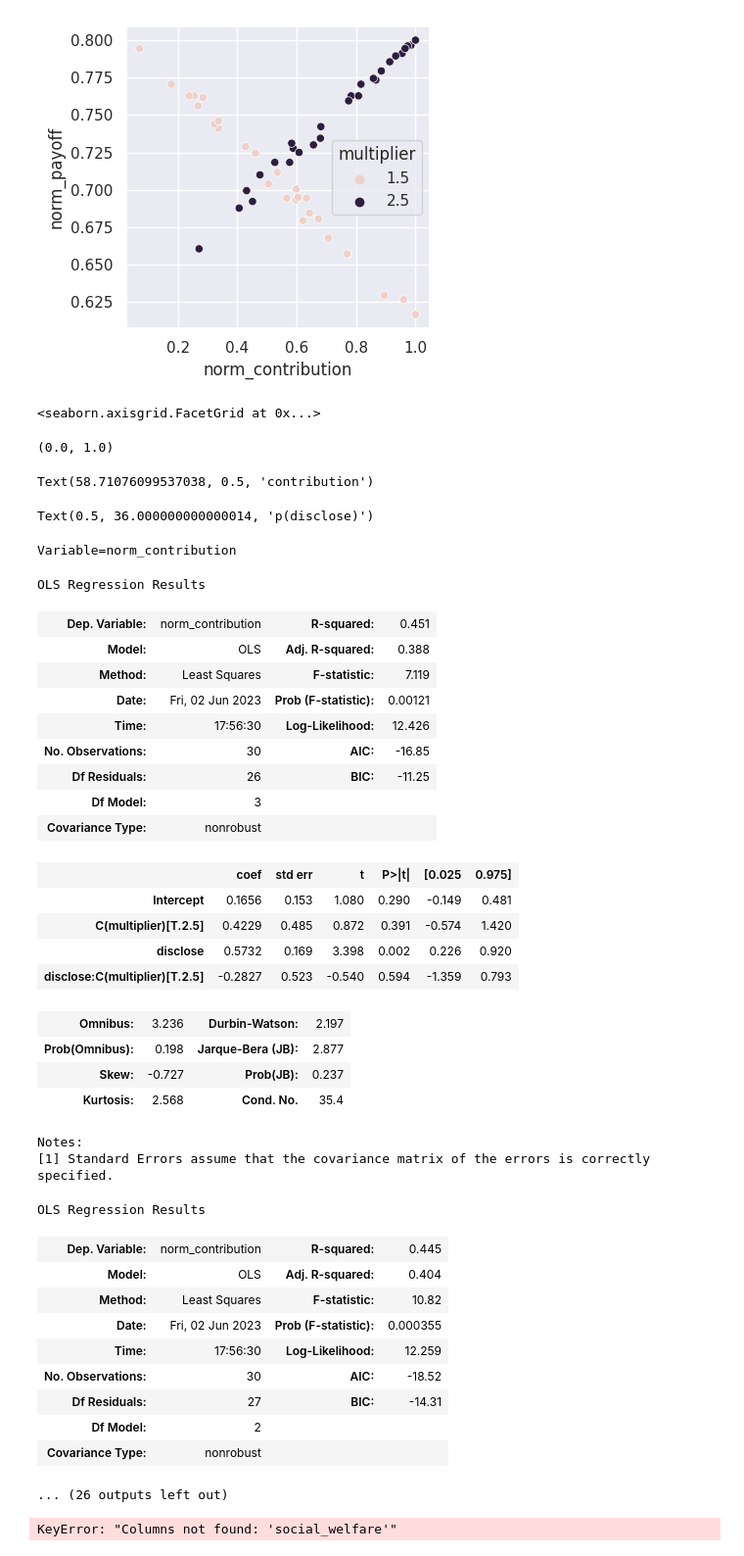
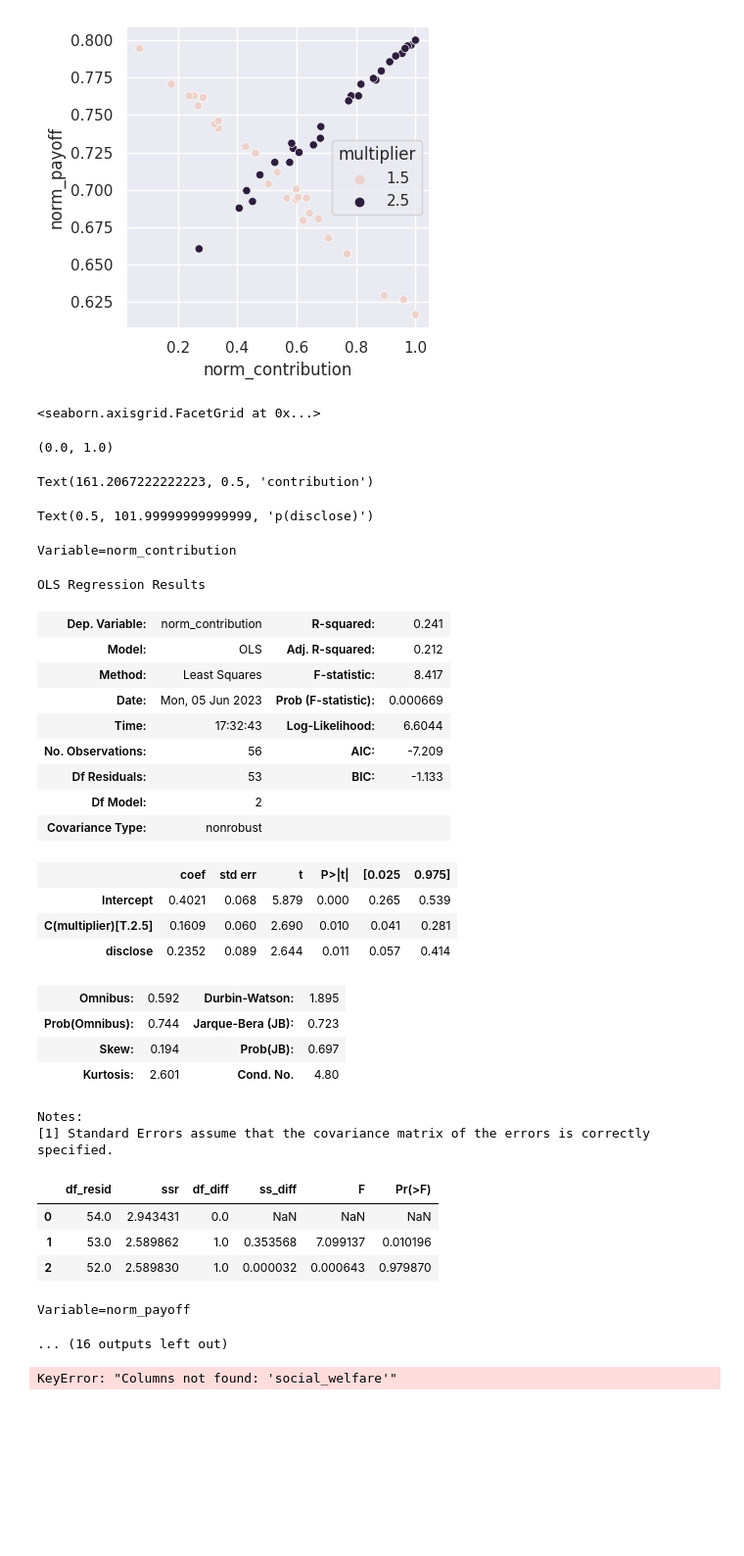
Before and after one commit to bsgarcia/CovidGoodGameAnalysis, a Jupyter notebook: analysis_single.ipynb, the cells around one changed output. Shown at 98% size. Saved outputs shown, nothing was run; the diff lists cells and outputs as text; code cells hidden in the pictures; blank space fills up the shorter version.

```diff
--- a/analysis_single.ipynb
+++ b/analysis_single.ipynb
@@ -464,7 +464,7 @@ sns.scatterplot(x='norm_contribution', y='norm_payoff', hue='multiplier', data=x
 <Axes: xlabel='norm_contribution', ylabel='norm_payoff'>
 [figure]
 # %%
-selected_exp = 1
+selected_exp = 3
 df = dfs[selected_exp].copy()
 sns.set(rc={'figure.figsize':(3.75, 3)})
 sns.set_style('ticks')
@@ -500,69 +500,64 @@ plt.savefig(f'fig/fig3_exp_{selected_exp}_{vd}.svg')
 
 
 # x = df[df.rt1!=-1].copy()
+
 print('Variable=norm_contribution')
 model1 = smf.ols(formula='norm_contribution ~ disclose * C(multiplier)', data=x).fit()
 model2 = smf.ols(formula='norm_contribution ~ disclose + C(multiplier)', data=x).fit()
 model3 = smf.ols(formula='norm_contribution ~ disclose', data=x).fit()
 
-model1.summary()
+# model1.summary()
 model2.summary()
-model3.summary()
+# model3.summary()
 
 
 sma.anova_lm(model3,model2, model1, typ=1)
 
 print('Variable=norm_payoff')
 model1 = smf.ols(formula='norm_payoff ~ disclose * C(multiplier)', data=x).fit()
 model2 = smf.ols(formula='norm_payoff ~ disclose + C(multiplier)', data=x).fit()
 model3 = smf.ols(formula='norm_payoff ~ disclose', data=x).fit()
 #
 model1.summary()
 model2.summary()
 model3.summary()
 
 
 
 #
 #sma.anova_lm(model3, model2, model1, typ=1)
 # %% [output]
 <seaborn.axisgrid.FacetGrid at 0x...>
 (0.0, 1.0)
-Text(58.71076099537038, 0.5, 'contribution')
+Text(161.2067222222223, 0.5, 'contribution')
-Text(0.5, 36.000000000000014, 'p(disclose)')
+Text(0.5, 101.99999999999999, 'p(disclose)')
 Variable=norm_contribution
 OLS Regression Results
-| Dep. Variable: | norm_contribution | R-squared: | 0.451 |
-| Model: | OLS | Adj. R-squared: | 0.388 |
-| Method: | Least Squares | F-statistic: | 7.119 |
-| Date: | Fri, 02 Jun 2023 | Prob (F-statistic): | 0.00121 |
-| Time: | 17:56:30 | Log-Likelihood: | 12.426 |
-| No. Observations: | 30 | AIC: | -16.85 |
-| Df Residuals: | 26 | BIC: | -11.25 |
-| Df Model: | 3 |  |  |
+| Dep. Variable: | norm_contribution | R-squared: | 0.241 |
+| Model: | OLS | Adj. R-squared: | 0.212 |
+| Method: | Least Squares | F-statistic: | 8.417 |
+| Date: | Mon, 05 Jun 2023 | Prob (F-statistic): | 0.000669 |
+| Time: | 17:32:43 | Log-Likelihood: | 6.6044 |
+| No. Observations: | 56 | AIC: | -7.209 |
+| Df Residuals: | 53 | BIC: | -1.133 |
+| Df Model: | 2 |  |  |
 | Covariance Type: | nonrobust |  |  |
 |  | coef | std err | t | P>|t| | [0.025 | 0.975] |
-| Intercept | 0.1656 | 0.153 | 1.080 | 0.290 | -0.149 | 0.481 |
-| C(multiplier)[T.2.5] | 0.4229 | 0.485 | 0.872 | 0.391 | -0.574 | 1.420 |
-| disclose | 0.5732 | 0.169 | 3.398 | 0.002 | 0.226 | 0.920 |
-| disclose:C(multiplier)[T.2.5] | -0.2827 | 0.523 | -0.540 | 0.594 | -1.359 | 0.793 |
+| Intercept | 0.4021 | 0.068 | 5.879 | 0.000 | 0.265 | 0.539 |
+| C(multiplier)[T.2.5] | 0.1609 | 0.060 | 2.690 | 0.010 | 0.041 | 0.281 |
+| disclose | 0.2352 | 0.089 | 2.644 | 0.011 | 0.057 | 0.414 |
-| Omnibus: | 3.236 | Durbin-Watson: | 2.197 |
-| Prob(Omnibus): | 0.198 | Jarque-Bera (JB): | 2.877 |
-| Skew: | -0.727 | Prob(JB): | 0.237 |
-| Kurtosis: | 2.568 | Cond. No. | 35.4 |
+| Omnibus: | 0.592 | Durbin-Watson: | 1.895 |
+| Prob(Omnibus): | 0.744 | Jarque-Bera (JB): | 0.723 |
+| Skew: | 0.194 | Prob(JB): | 0.697 |
+| Kurtosis: | 2.601 | Cond. No. | 4.80 |
 Notes:
 [1] Standard Errors assume that the covariance matrix of the errors is correctly specified.
+|  | df_resid | ssr | df_diff | ss_diff | F | Pr(>F) |
+| 0 | 54.0 | 2.943431 | 0.0 | NaN | NaN | NaN |
+| 1 | 53.0 | 2.589862 | 1.0 | 0.353568 | 7.099137 | 0.010196 |
+| 2 | 52.0 | 2.589830 | 1.0 | 0.000032 | 0.000643 | 0.979870 |
-OLS Regression Results
+Variable=norm_payoff
-| Dep. Variable: | norm_contribution | R-squared: | 0.445 |
-| Model: | OLS | Adj. R-squared: | 0.404 |
-| Method: | Least Squares | F-statistic: | 10.82 |
-| Date: | Fri, 02 Jun 2023 | Prob (F-statistic): | 0.000355 |
-| Time: | 17:56:30 | Log-Likelihood: | 12.259 |
-| No. Observations: | 30 | AIC: | -18.52 |
-| Df Residuals: | 27 | BIC: | -14.31 |
-| Df Model: | 2 |  |  |
-| Covariance Type: | nonrobust |  |  |
-... (26 outputs left out)
+... (16 outputs left out)
 # %%
 selected_exp = 3
 df = dfs[selected_exp].copy()
```
Also changed, not shown: parts of 1 cell of this notebook, 8 other files.
